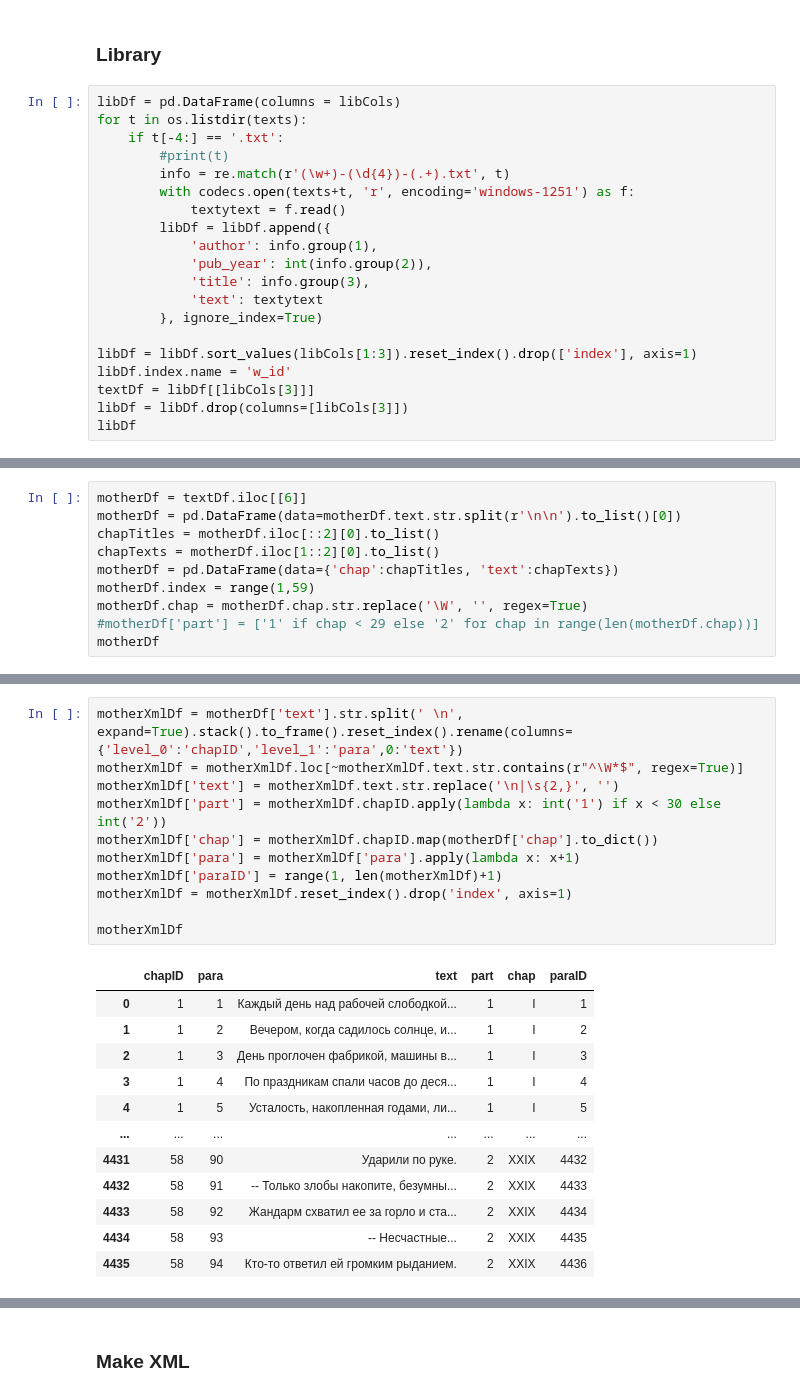
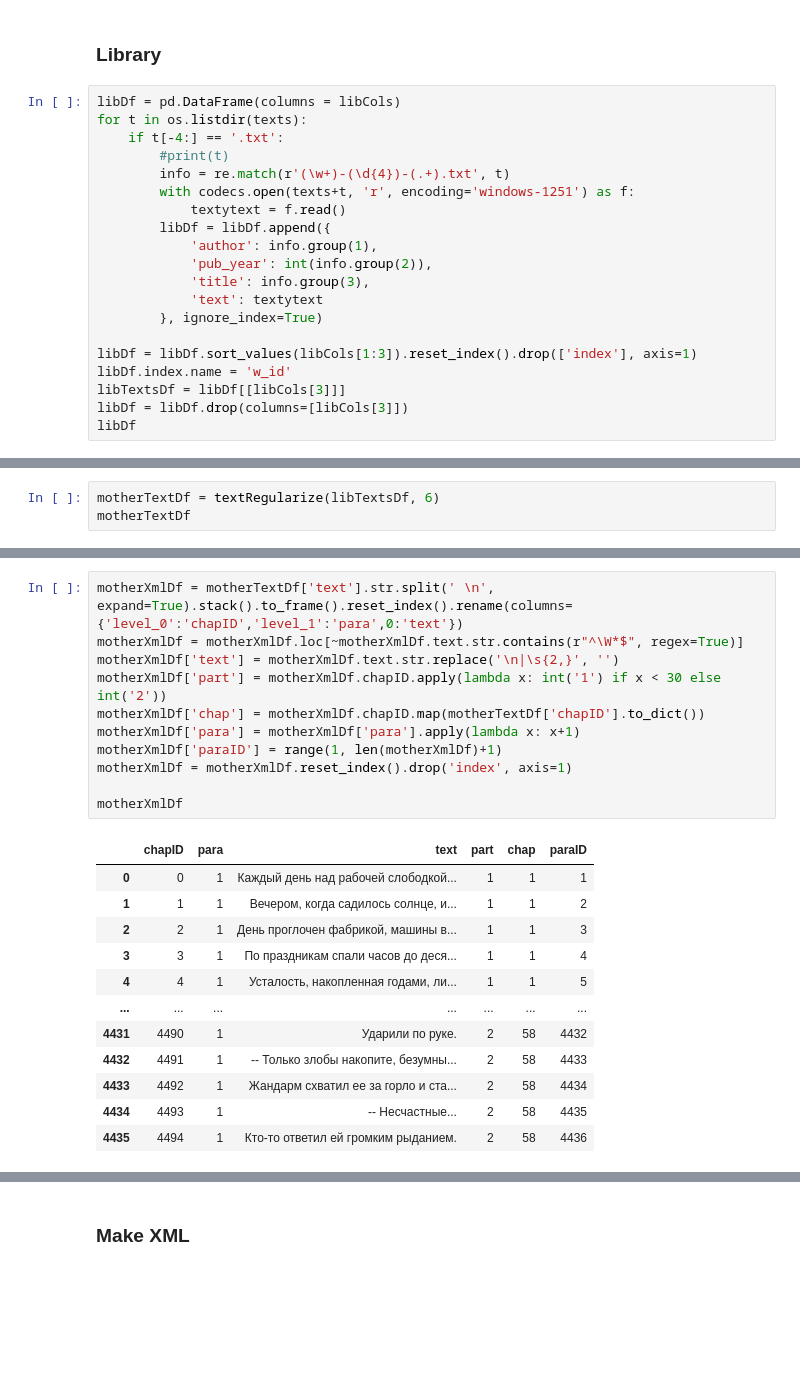
Before and after one commit to kollektivminds/russian-literary-bible, a Jupyter notebook: codebase/text_processing.ipynb, the cells around one changed output, grey strips where cells are left out. Saved outputs shown, nothing was run; the diff lists cells and outputs as text; blank space fills up the shorter version.

Commit message:
working with other texts

```diff
--- a/codebase/text_processing.ipynb
+++ b/codebase/text_processing.ipynb
@@ -47,7 +47,7 @@ for t in os.listdir(texts):
 
 libDf = libDf.sort_values(libCols[1:3]).reset_index().drop(['index'], axis=1)
 libDf.index.name = 'w_id'
-textDf = libDf[[libCols[3]]]
+libTextsDf = libDf[[libCols[3]]]
 libDf = libDf.drop(columns=[libCols[3]])
 libDf
 # %% [output]
@@ -72,10 +71,0 @@ libDf
-# %%
-motherDf = textDf.iloc[[6]]
-motherDf = pd.DataFrame(data=motherDf.text.str.split(r'\n\n').to_list()[0])
-chapTitles = motherDf.iloc[::2][0].to_list()
-chapTexts = motherDf.iloc[1::2][0].to_list()
-motherDf = pd.DataFrame(data={'chap':chapTitles, 'text':chapTexts})
-motherDf.index = range(1,59)
-motherDf.chap = motherDf.chap.str.replace('\W', '', regex=True)
-#motherDf['part'] = ['1' if chap < 29 else '2' for chap in range(len(motherDf.chap))]
-motherDf
@@ -99,0 +167,3 @@ motherDf
+# %%
+motherTextDf = textRegularize(libTextsDf, 6)
+motherTextDf
@@ -100,27 +201,27 @@ motherDf
 # %%
-motherXmlDf = motherDf['text'].str.split(' \n', expand=True).stack().to_frame().reset_index().rename(columns={'level_0':'chapID','level_1':'para',0:'text'})
+motherXmlDf = motherTextDf['text'].str.split(' \n', expand=True).stack().to_frame().reset_index().rename(columns={'level_0':'chapID','level_1':'para',0:'text'})
 motherXmlDf = motherXmlDf.loc[~motherXmlDf.text.str.contains(r"^\W*$", regex=True)]
 motherXmlDf['text'] = motherXmlDf.text.str.replace('\n|\s{2,}', '')
 motherXmlDf['part'] = motherXmlDf.chapID.apply(lambda x: int('1') if x < 30 else int('2'))
-motherXmlDf['chap'] = motherXmlDf.chapID.map(motherDf['chap'].to_dict())
+motherXmlDf['chap'] = motherXmlDf.chapID.map(motherTextDf['chapID'].to_dict())
 motherXmlDf['para'] = motherXmlDf['para'].apply(lambda x: x+1)
 motherXmlDf['paraID'] = range(1, len(motherXmlDf)+1)
 motherXmlDf = motherXmlDf.reset_index().drop('index', axis=1)
 
 motherXmlDf
 # %% [output]
 |  | chapID | para | text | part | chap | paraID |
-| 0 | 1 | 1 | Каждый день над рабочей слободкой... | 1 | I | 1 |
-| 1 | 1 | 2 | Вечером, когда садилось солнце, и... | 1 | I | 2 |
-| 2 | 1 | 3 | День проглочен фабрикой, машины в... | 1 | I | 3 |
-| 3 | 1 | 4 | По праздникам спали часов до деся... | 1 | I | 4 |
-| 4 | 1 | 5 | Усталость, накопленная годами, ли... | 1 | I | 5 |
+| 0 | 0 | 1 | Каждый день над рабочей слободкой... | 1 | 1 | 1 |
+| 1 | 1 | 1 | Вечером, когда садилось солнце, и... | 1 | 1 | 2 |
+| 2 | 2 | 1 | День проглочен фабрикой, машины в... | 1 | 1 | 3 |
+| 3 | 3 | 1 | По праздникам спали часов до деся... | 1 | 1 | 4 |
+| 4 | 4 | 1 | Усталость, накопленная годами, ли... | 1 | 1 | 5 |
 | ... | ... | ... | ... | ... | ... | ... |
-| 4431 | 58 | 90 | Ударили по руке. | 2 | XXIX | 4432 |
-| 4432 | 58 | 91 | -- Только злобы накопите, безумны... | 2 | XXIX | 4433 |
-| 4433 | 58 | 92 | Жандарм схватил ее за горло и ста... | 2 | XXIX | 4434 |
-| 4434 | 58 | 93 | -- Несчастные... | 2 | XXIX | 4435 |
-| 4435 | 58 | 94 | Кто-то ответил ей громким рыданием. | 2 | XXIX | 4436 |
+| 4431 | 4490 | 1 | Ударили по руке. | 2 | 58 | 4432 |
+| 4432 | 4491 | 1 | -- Только злобы накопите, безумны... | 2 | 58 | 4433 |
+| 4433 | 4492 | 1 | Жандарм схватил ее за горло и ста... | 2 | 58 | 4434 |
+| 4434 | 4493 | 1 | -- Несчастные... | 2 | 58 | 4435 |
+| 4435 | 4494 | 1 | Кто-то ответил ей громким рыданием. | 2 | 58 | 4436 |
 4436 rows × 6 columns
 # %% [markdown]
 ### Make XML
```
Also changed, not shown: parts of 17 cells of this notebook, 7 other files.
